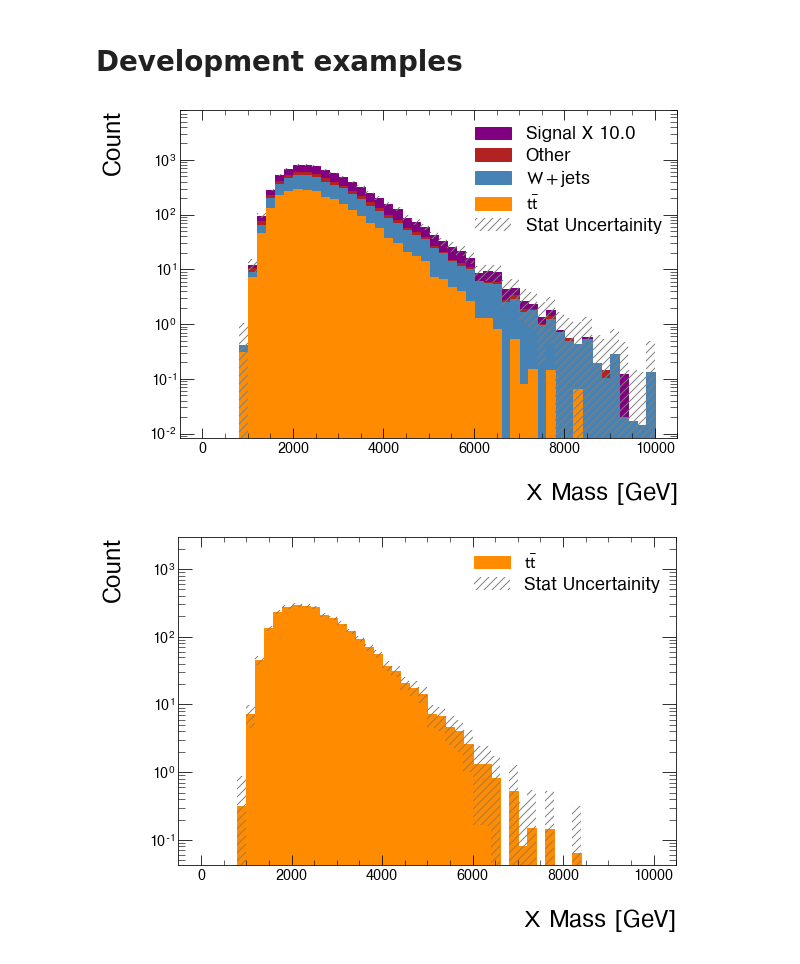
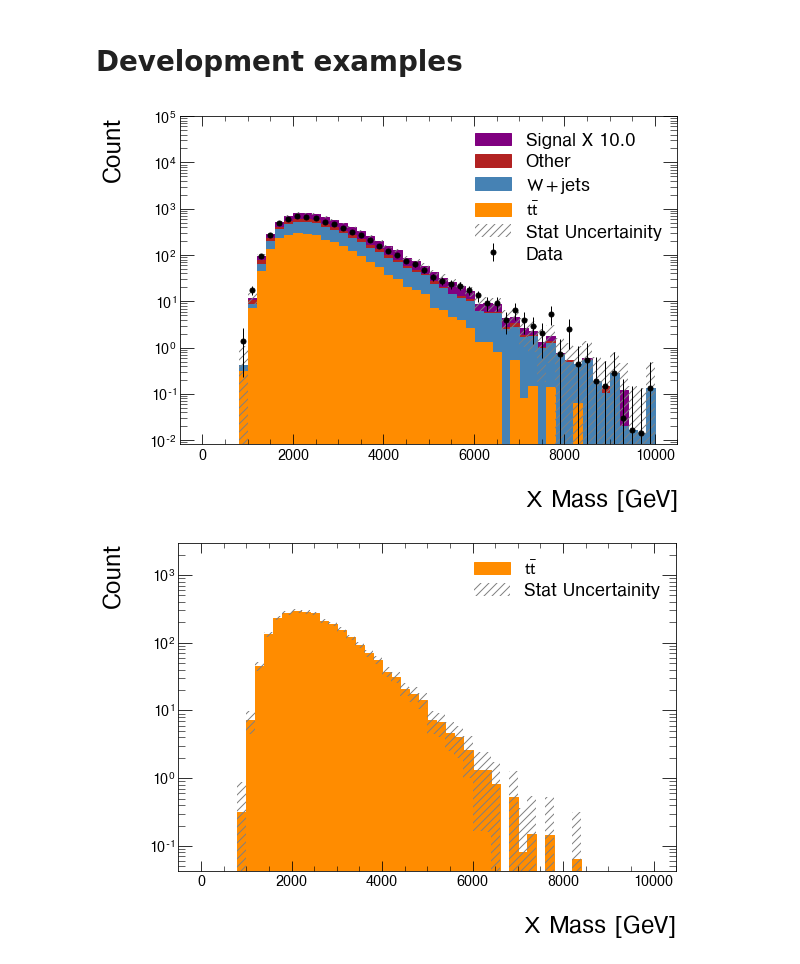
Before and after one commit to matthewfeickert/heputils, a Jupyter notebook: examples/dev-example.ipynb, the cells around one changed output. Saved outputs shown, nothing was run; the diff lists cells and outputs as text; code cells hidden in the pictures.

Commit message:
Add hack example of data on plot

```diff
--- a/examples/dev-example.ipynb
+++ b/examples/dev-example.ipynb
@@ -11,6 +11,8 @@ root_file = uproot.open("example.root")
 mass_hists = [
     heputils.convert.uproot_to_hist(root_file[key]) for key in root_file.keys()
 ]
+data_hist = mass_hists[-1]
+mass_hists = mass_hists[:-1]
 # %%
 labels = [r"$t\bar{t}$", r"$W+$jets", "Other", "Signal"]
 colormap = ["darkorange", "steelblue", "firebrick", "purple"]
@@ -20,14 +22,28 @@ scale_factors[-1] = 10
 # %%
 ax = heputils.plot.stack_hist(
     mass_hists,
     labels=labels,
     color=colormap,
     xlabel=r"$X$ Mass [GeV]",
     ylabel="Count",
     scale_factors=scale_factors,
 )
+
+# Stat uncet and data should be on the top of the legend order
+import mplhep
+
+mplhep.histplot(
+    data_hist,
+    yerr=np.sqrt(data_hist),
+    histtype="errorbar",
+    color="black",
+    label="Data",
+    ax=ax,
+)
+ax.set_ylim(top=1e5)
+ax.legend(loc="best");
 # %% [output]
-[figure, old version]
+[figure, new version]
 # %%
 ax, artists = heputils.plot.stack_hist(
     mass_hists[0],
```
